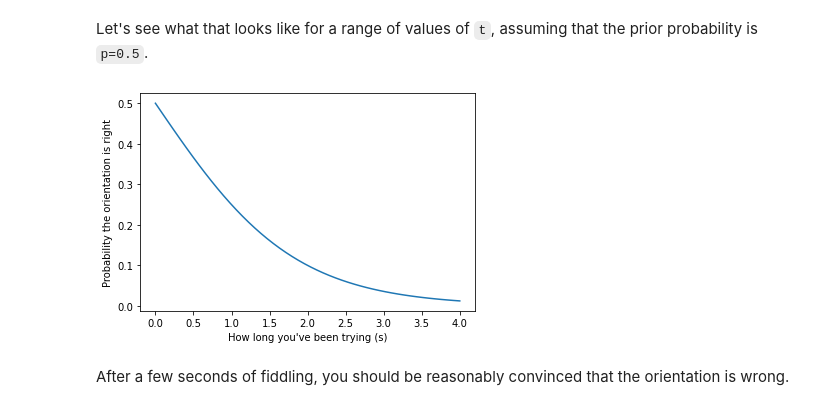
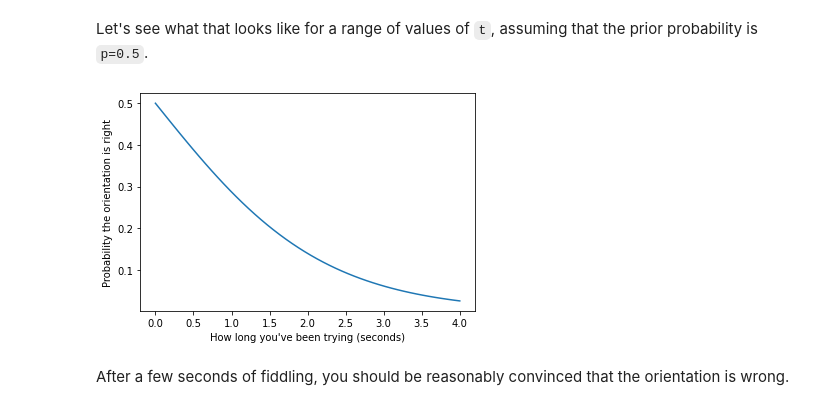
Before and after one commit to AllenDowney/ThinkBayes2, a Jupyter notebook: _sources/usb.ipynb, the cells around one changed output. Cells and saved outputs as stored; diff of their text form; code cells hidden in the pictures.

```diff
--- a/_sources/usb.ipynb
+++ b/_sources/usb.ipynb
@@ -61,6 +61,7 @@ We can use this function to compute the likelihood of trying for 0.9 seconds or
 # %%
 t = 0.9
-lam = 1.1
+mu = 1.1
+lam = 1/mu
 
 expo_sf(t, lam)
 # %% [output]
@@ -129,14 +132,14 @@ Let's see what that looks like for a range of values of `t`, assuming that the p
 # %%
 import matplotlib.pyplot as plt
 
 ts = np.linspace(0, 4)
-ps = logistic(p=0.5, lam=1.1, t=ts)
+ps = logistic(p=0.5, lam=1/mu, t=ts)
 
 plt.plot(ts, ps)
-plt.xlabel("How long you've been trying (s)")
+plt.xlabel("How long you've been trying (seconds)")
 plt.ylabel("Probability the orientation is right");
 # %% [output]
-[figure, old version]
+[figure, new version]
 # %% [markdown]
 After a few seconds of fiddling, you should be reasonably convinced that the orientation is wrong.
 # %% [markdown]
```
Also changed, not shown: parts of 25 cells of this notebook, 7 other files.
